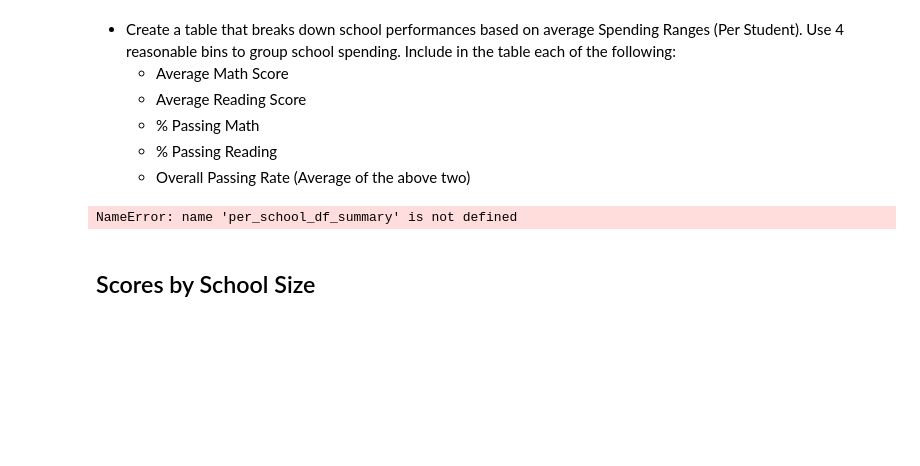
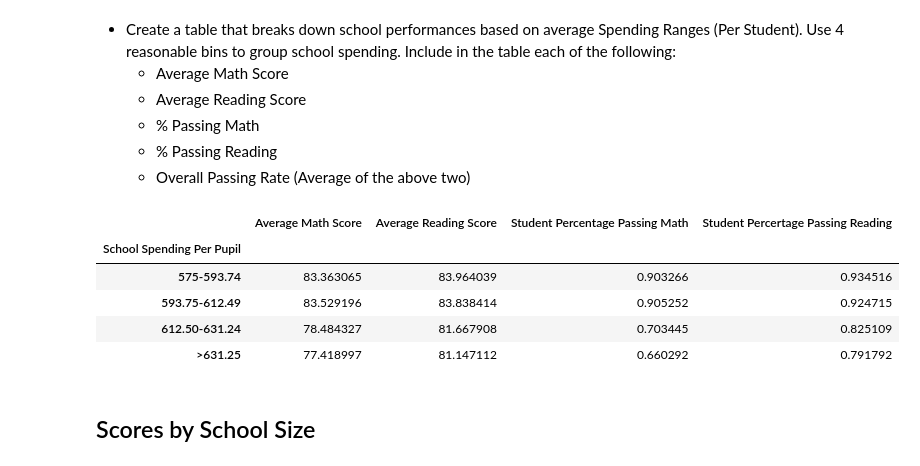
Before and after one commit to Kthomas09/Pandas-Challenge, a Jupyter notebook: PyCitySchools_starter.ipynb, the cells around one changed output. Drawn from its saved outputs; the diff is of its cells as text; code cells hidden in the pictures; blank space fills up the shorter version.

```diff
--- a/PyCitySchools_starter.ipynb
+++ b/PyCitySchools_starter.ipynb
@@ -480,14 +488,36 @@ Name: Reading Score, dtype: float64
   * % Passing Math
   * % Passing Reading
   * Overall Passing Rate (Average of the above two)
-# %%
-spending_bins = [0,550,575,600,625,650]
-spending_bins_labels = ["< 575", "576-599","600-624","625-649", "> 650"]
-
-per_school_df_summary["Spending Range Per Student"] = pd.cut(per_pupil_spending,spending_bins,labels=spending_bins_labels)
-per_school_df_summary["Spending Range Per Student"]
-# %% [output]
-NameError: name 'per_school_df_summary' is not defined
+# %%
+school_spending_per_pupil_bins = [575,593.75,612.50,631.25,999999]
+school_spending_per_pupil_labels = ["575-593.74", "593.75-612.49","612.50-631.24",">631.25"]
+renamed_df["School Spending Per Pupil"]=pd.cut(renamed_df["Budget"]/renamed_df["Size"],school_spending_per_pupil_bins, labels= school_spending_per_pupil_labels)
+
+school_spending = renamed_df.groupby("School Spending Per Pupil")
+school_spending.head()
+
+school_spending_avg_math = school_spending["Math Score"].mean()
+school_spending_avg_reading = school_spending["Reading Score"].mean()
+school_spending_percentage_passing_math= renamed_df[renamed_df["Math Score"]>70].groupby("School Spending Per Pupil")["Student ID"].count()/school_spending["Student ID"].count()
+school_spending_percentage_passing_reading= renamed_df[renamed_df["Reading Score"]>70].groupby("School Spending Per Pupil")["Student ID"].count()/school_spending["Student ID"].count()
+# school_spending_percentage_overall_passing = renamed_df[(renamed_df["Math Score"]>70) & (allScores by School size_df["Reading Score"]>70)].groupby("School Spending Per Pupil")["Student ID"].count()/school_spending["Student ID"].count()
+
+
+school_scores_by_spending_per_pupil = pd.DataFrame({"Average Math Score": school_spending_avg_math,
+                                               "Average Reading Score":school_spending_avg_reading,
+                                               "Student Percentage Passing Math": school_spending_percentage_passing_math,
+                                               "Student Percertage Passing Reading": school_spending_percentage_passing_reading,
+#                                                "Student Overall Passing Percentage": school_spending_percentage_overall_passing
+                                               })
+
+school_scores_by_spending_per_pupil.head()
+# %% [output]
+|  | Average Math Score | Average Reading Score | Student Percentage Passing Math | Student Percertage Passing Reading |
+| School Spending Per Pupil |  |  |  |  |
+| 575-593.74 | 83.363065 | 83.964039 | 0.903266 | 0.934516 |
+| 593.75-612.49 | 83.529196 | 83.838414 | 0.905252 | 0.924715 |
+| 612.50-631.24 | 78.484327 | 81.667908 | 0.703445 | 0.825109 |
+| >631.25 | 77.418997 | 81.147112 | 0.660292 | 0.791792 |
 # %% [markdown]
 ## Scores by School Size
 # %% [markdown]
```
Also changed, not shown: parts of 6 cells of this notebook.
